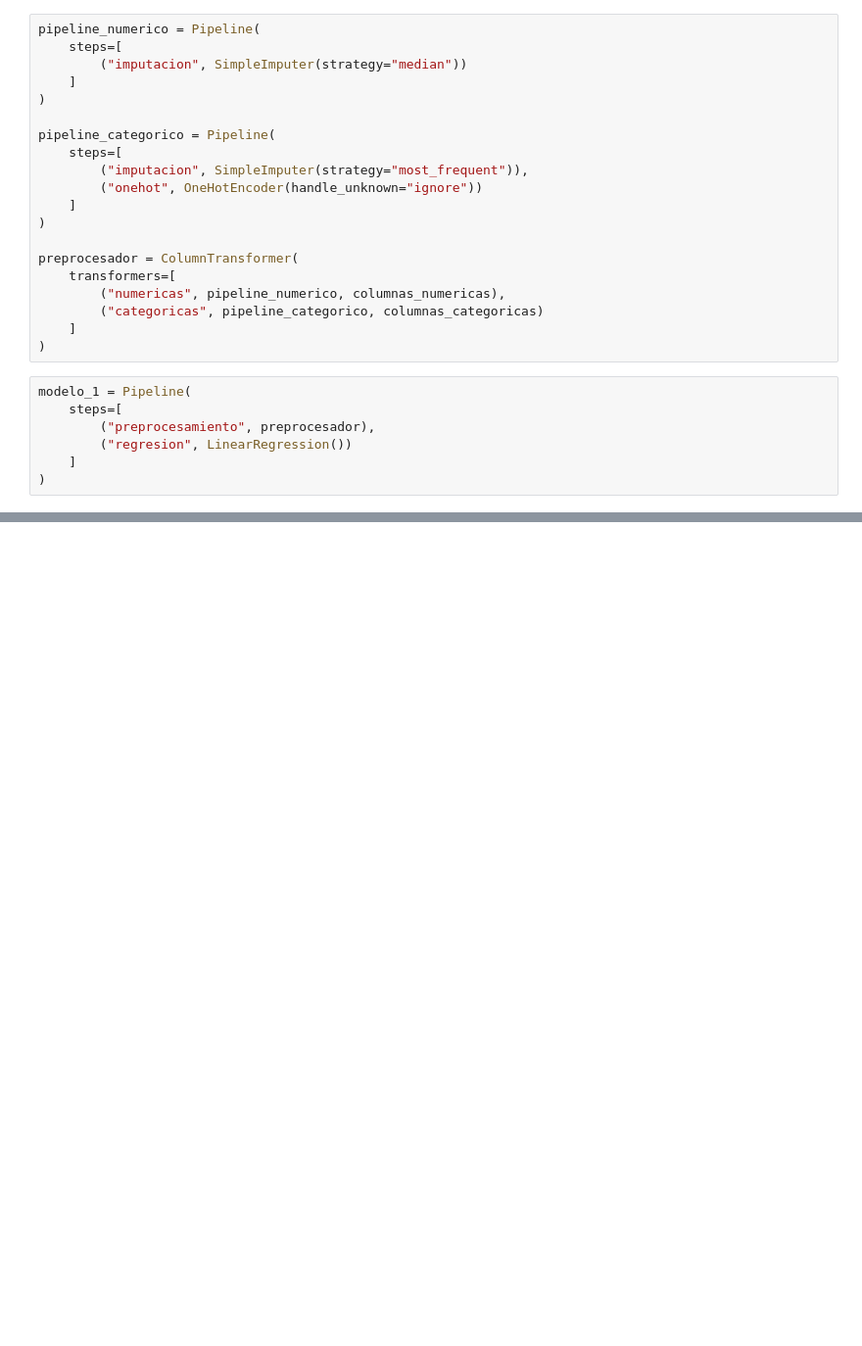
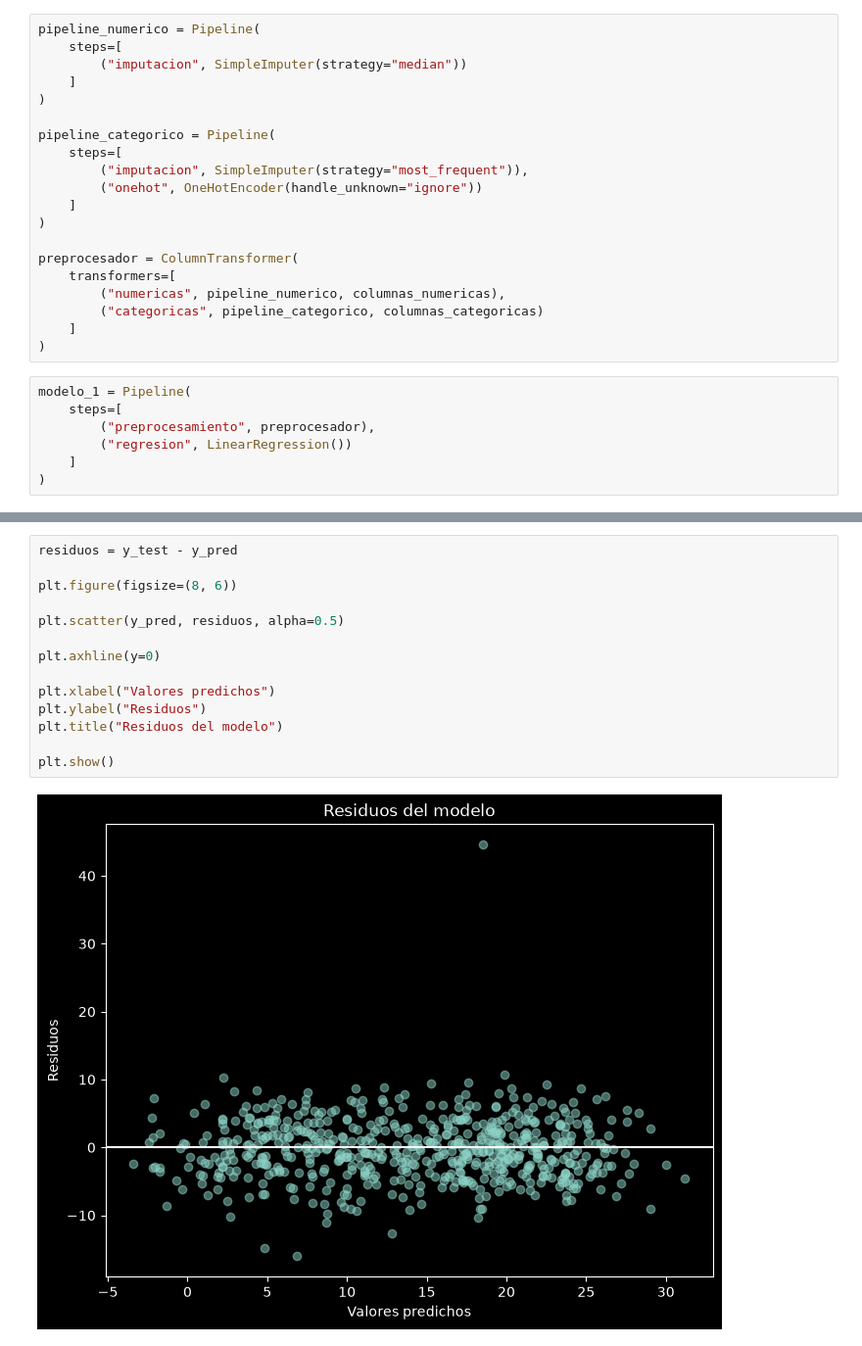
Before and after one commit to sserranop1/Laboratorio1, a Jupyter notebook: Laboratorio1.ipynb, the cells around one changed output, grey strips where cells are left out. Shown at 98% size. Drawn from its saved outputs; the diff is of its cells as text; blank space fills up the shorter version.

```diff
--- a/Laboratorio1.ipynb
+++ b/Laboratorio1.ipynb
@@ -433,0 +559,16 @@ TypeError: boolean value of NA is ambiguous
+# %%
+residuos = y_test - y_pred
+
+plt.figure(figsize=(8, 6))
+
+plt.scatter(y_pred, residuos, alpha=0.5)
+
+plt.axhline(y=0)
+
+plt.xlabel("Valores predichos")
+plt.ylabel("Residuos")
+plt.title("Residuos del modelo")
+
+plt.show()
+# %% [output]
+[figure, added]
```
Also changed, not shown: parts of 6 cells of this notebook.
